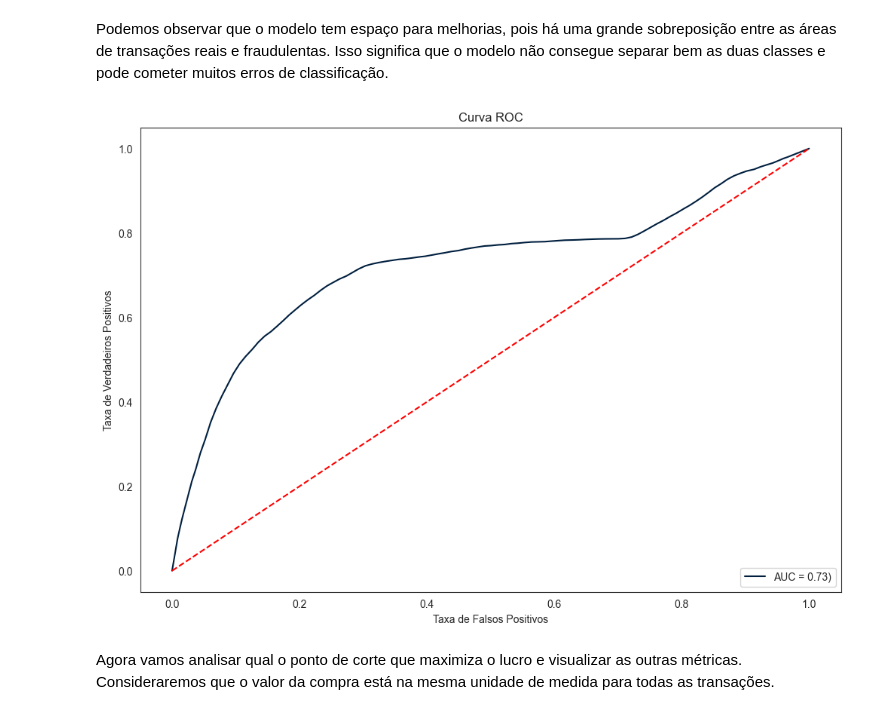
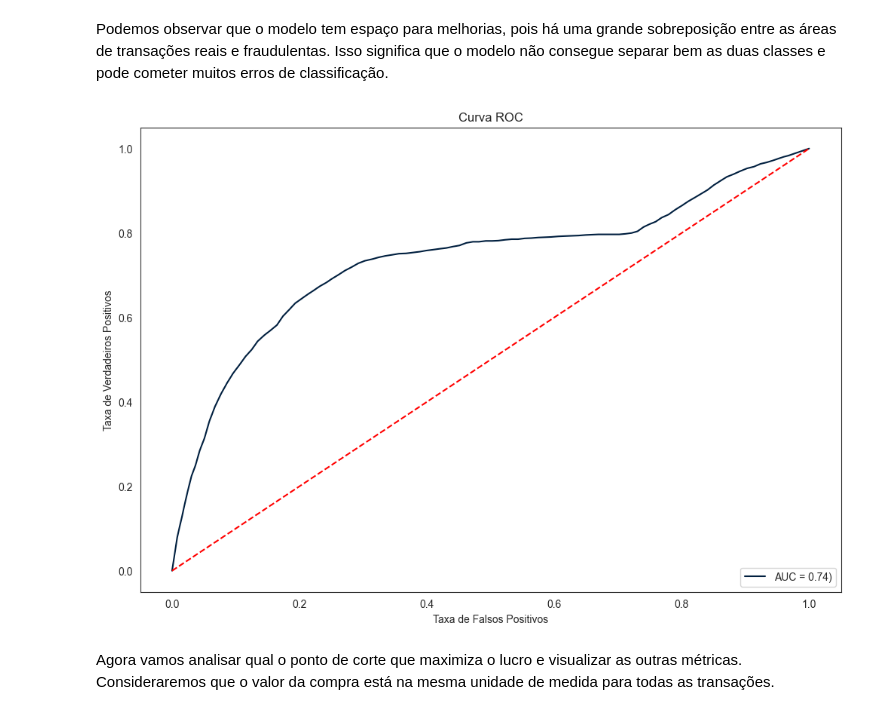
Before and after one commit to WiiniSilva/Fraude_Case, a Jupyter notebook: Fraude_Case.ipynb, the cells around one changed output. Drawn from its saved outputs; the diff is of its cells as text; code cells hidden in the pictures.

```diff
--- a/Fraude_Case.ipynb
+++ b/Fraude_Case.ipynb
@@ -1305,7 +1308,7 @@ df1 = df_original.copy()
 df1.drop(columns=['data_compra','produto',
                   'categoria_produto'], axis = 1, inplace = True)
 # %%
-df_train, df_test = train_test_split(df1, test_size=0.2, random_state = 30)
+df_train1, df_test1 = train_test_split(df1, test_size=0.2, random_state = 30)
 # %%
 fig, ax = plt.subplots(1, 1, figsize=(15, 8))
 sns.kdeplot(df1.loc[lambda df: df1['fraude'] == 0]['score_fraude_modelo'], ax=ax, color="blue", fill = True)
@@ -1319,8 +1322,8 @@ plt.ylabel("Quantidade");
 # %% [markdown]
 Podemos observar que o modelo tem espaço para melhorias, pois há uma grande sobreposição entre as áreas de transações reais e fraudulentas. Isso significa que o modelo não consegue separar bem as duas classes e pode cometer muitos erros de classificação.
 # %%
-plot_roc_curve_atual(df1['fraude'], df1['score_fraude_modelo'])
+plot_roc_curve_atual(df_test1['fraude'], df_test1['score_fraude_modelo'])
 # %% [output]
-[figure, old version]
+[figure, new version]
 # %% [markdown]
 Agora vamos analisar qual o ponto de corte que maximiza o lucro e visualizar as outras métricas. Consideraremos que o valor da compra está na mesma unidade de medida para todas as transações.
```
Also changed, not shown: parts of 48 cells of this notebook.
